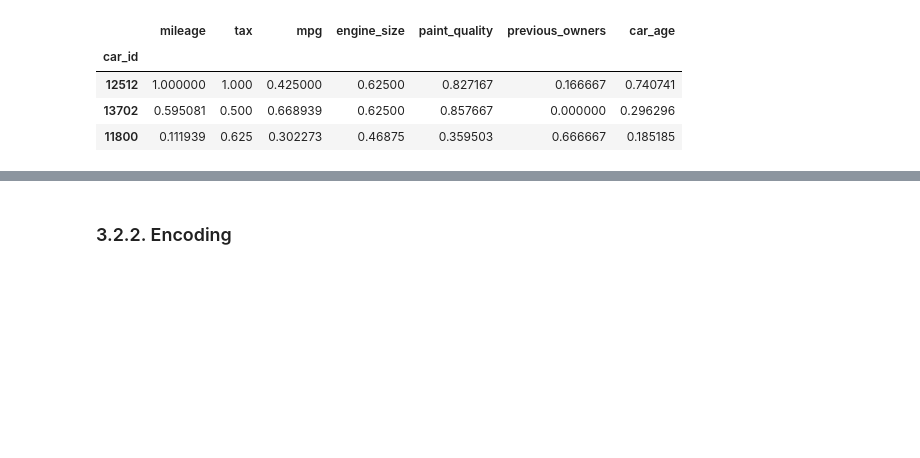
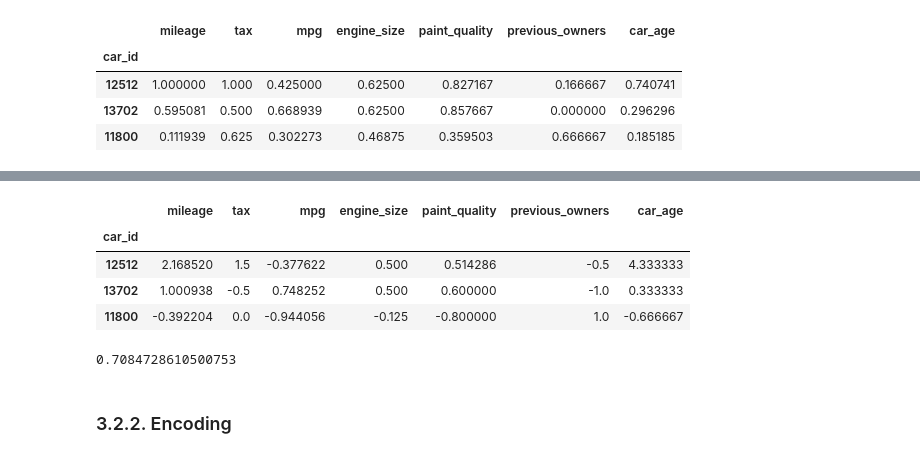
Before and after one commit to TheFriendlyTwin/Group14-Cars4You-Project, a Jupyter notebook: Project_Group14.ipynb, the cells around one changed output, grey strips where cells are left out. Drawn from its saved outputs; the diff is of its cells as text; code cells hidden in the pictures; blank space fills up the shorter version.

```diff
--- a/Project_Group14.ipynb
+++ b/Project_Group14.ipynb
@@ -1785,3 +1908,20 @@ X_val_num_scaled.head(3)
+# %%
+# Repeating for validation
+X_val_num_Robust = scaler_Robust.transform(X_val_num)
+X_val_num_Robust = pd.DataFrame(X_val_num_Robust, columns = X_val_num.columns).set_index(X_validation.index)
+X_val_num_Robust.head(3)
+# %% [output]
+|  | mileage | tax | mpg | engine_size | paint_quality | previous_owners | car_age |
+| car_id |  |  |  |  |  |  |  |
+| 12512 | 2.168520 | 1.5 | -0.377622 | 0.500 | 0.514286 | -0.5 | 4.333333 |
+| 13702 | 1.000938 | -0.5 | 0.748252 | 0.500 | 0.600000 | -1.0 | 0.333333 |
+| 11800 | -0.392204 | 0.0 | -0.944056 | -0.125 | -0.800000 | 1.0 | -0.666667 |
+# %%
+model_Robust = DecisionTreeRegressor().fit(X_train_num_Robust, y_train)
+
+model_Robust.score(X_val_num_Robust, y_validation)
+# %% [output]
+0.7084728610500753
 # %% [markdown]
 <a id="3.2.2">    </a>
 ### 3.2.2. Encoding
```
Also changed, not shown: parts of 38 cells of this notebook.
